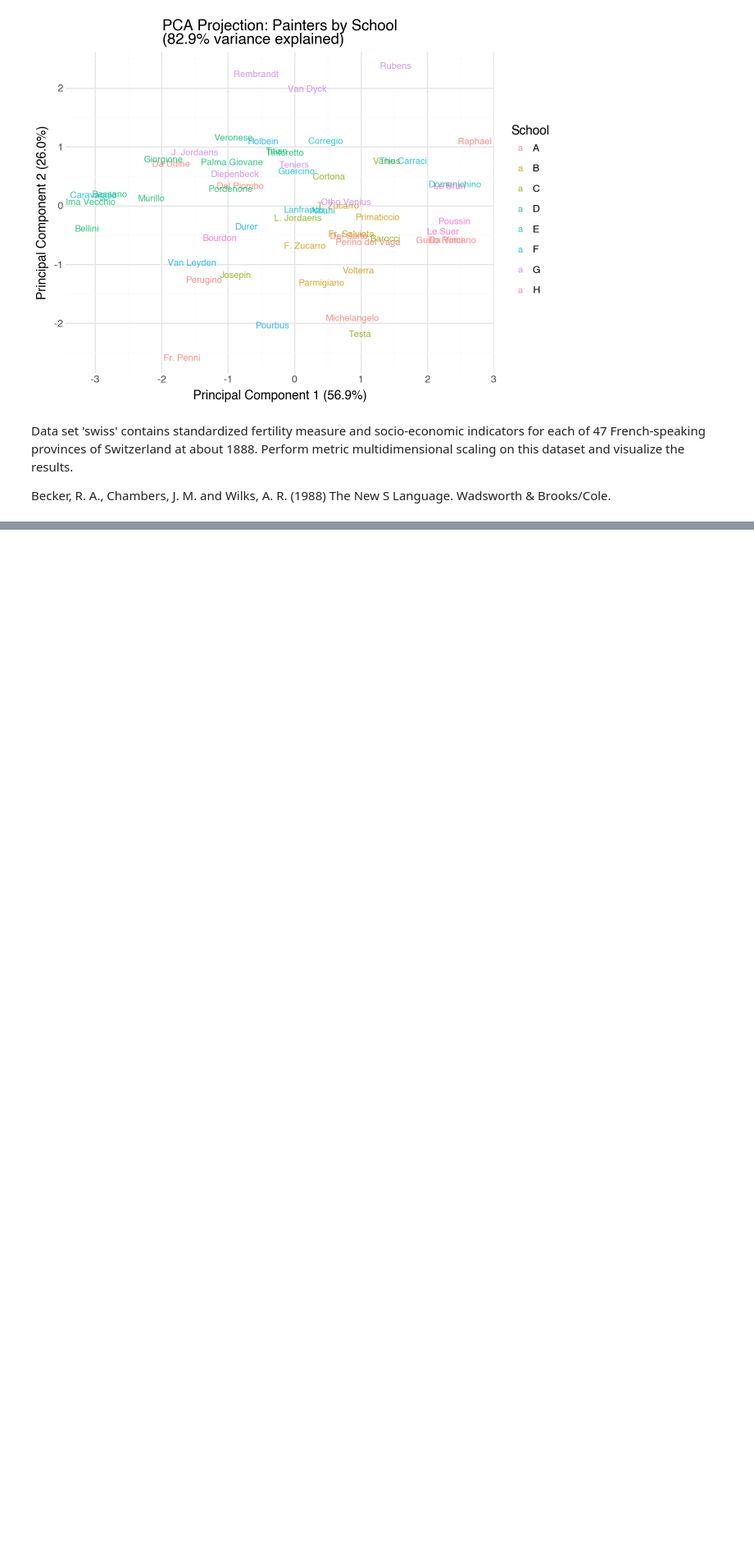
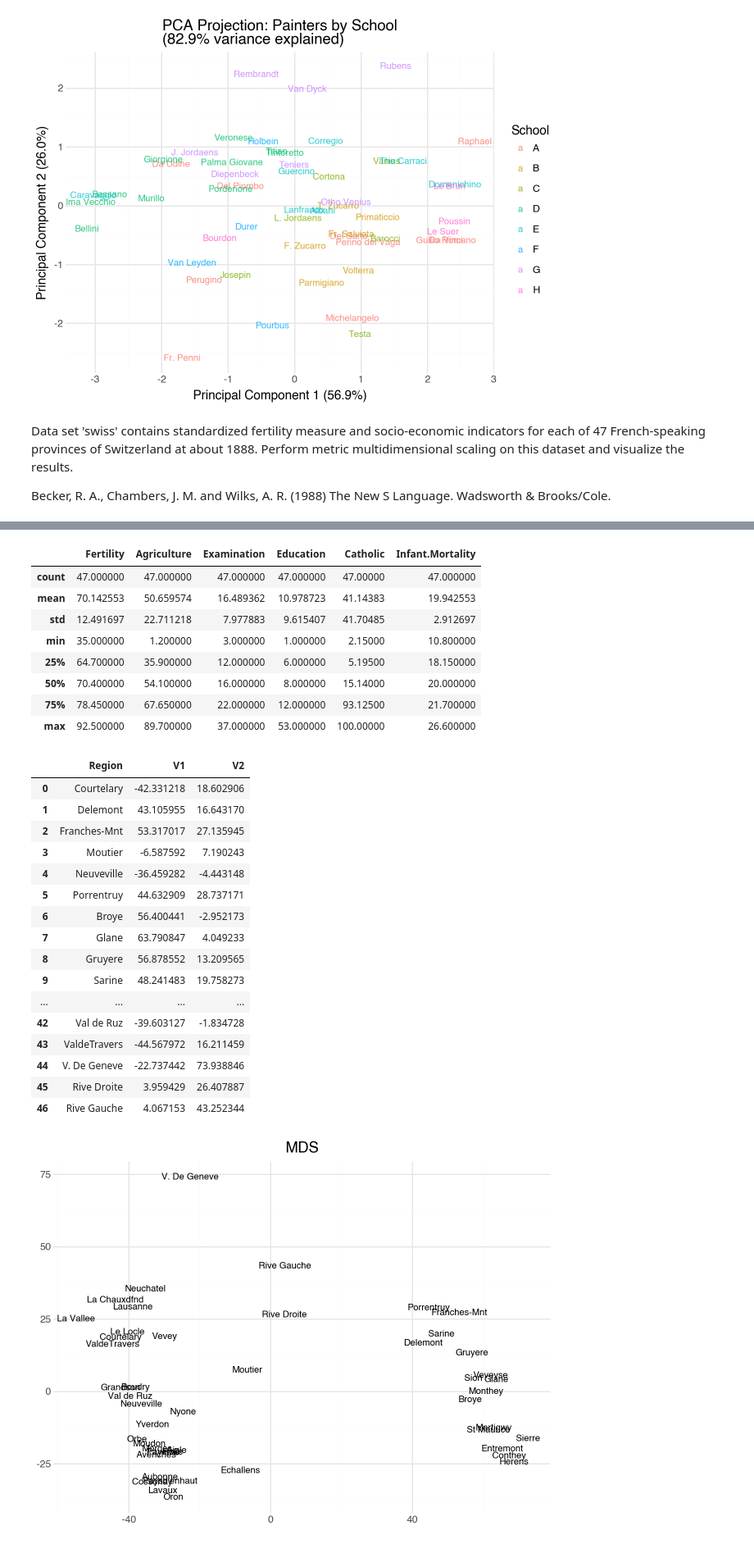
Before and after one commit to mkjmdski/aiwd-python2, a Jupyter notebook: uczenie-maszynowe/solutions/C4.ipynb, the cells around one changed output, grey strips where cells are left out. Shown at 82% size. Saved outputs shown, nothing was run; the diff lists cells and outputs as text; code cells hidden in the pictures; blank space fills up the shorter version.

```diff
--- a/uczenie-maszynowe/solutions/C4.ipynb
+++ b/uczenie-maszynowe/solutions/C4.ipynb
@@ -248,3 +248,38 @@ Variance Explained by Each Component:
 Data set 'swiss' contains standardized fertility measure and socio-economic indicators for each of 47 French-speaking provinces of Switzerland at about 1888. Perform metric multidimensional scaling on this dataset and visualize the results.
 
 Becker, R. A., Chambers, J. M. and Wilks, A. R. (1988) The New S Language. Wadsworth & Brooks/Cole.
+# %%
+import pandas as pd
+from plotnine import ggplot, aes, geom_text, labs, theme_minimal
+from sklearn.manifold import MDS
+
+
+swiss_df = pd.read_csv('../data/swiss.csv', index_col=0)
+swiss_df.index.name = 'Region'
+display(swiss_df.head())
+display(swiss_df.describe())
+mds = MDS(
+    n_components = 3,
+    metric_mds = True,
+    n_init = 1,
+    init = 'classical_mds'
+)
+mds_coords = mds.fit_transform(swiss_df)
+df_mds = pd.DataFrame(
+    data = mds_coords,
+    columns = ['V1', 'V2'],
+    index = swiss_df.index
+).reset_index()
+display(df_mds)
+(
+    ggplot(df_mds,
+            aes(x = 'V1',
+                y = 'V2',
+                label = 'Region'))
+    +geom_text(size = 8)
+    +labs(title = 'MDS',
+        x = '',
+        y = '')
+    +theme_minimal()
+)
+# %% [output]
@@ -250,0 +293,27 @@ Becker, R. A., Chambers, J. M. and Wilks, A. R. (1988) The New S Language. Wadsw
+|  | Fertility | Agriculture | Examination | Education | Catholic | Infant.Mortality |
+| count | 47.000000 | 47.000000 | 47.000000 | 47.000000 | 47.00000 | 47.000000 |
+| mean | 70.142553 | 50.659574 | 16.489362 | 10.978723 | 41.14383 | 19.942553 |
+| std | 12.491697 | 22.711218 | 7.977883 | 9.615407 | 41.70485 | 2.912697 |
+| min | 35.000000 | 1.200000 | 3.000000 | 1.000000 | 2.15000 | 10.800000 |
+| 25% | 64.700000 | 35.900000 | 12.000000 | 6.000000 | 5.19500 | 18.150000 |
+| 50% | 70.400000 | 54.100000 | 16.000000 | 8.000000 | 15.14000 | 20.000000 |
+| 75% | 78.450000 | 67.650000 | 22.000000 | 12.000000 | 93.12500 | 21.700000 |
+| max | 92.500000 | 89.700000 | 37.000000 | 53.000000 | 100.00000 | 26.600000 |
+|  | Region | V1 | V2 |
+| 0 | Courtelary | -42.331218 | 18.602906 |
+| 1 | Delemont | 43.105955 | 16.643170 |
+| 2 | Franches-Mnt | 53.317017 | 27.135945 |
+| 3 | Moutier | -6.587592 | 7.190243 |
+| 4 | Neuveville | -36.459282 | -4.443148 |
+| 5 | Porrentruy | 44.632909 | 28.737171 |
+| 6 | Broye | 56.400441 | -2.952173 |
+| 7 | Glane | 63.790847 | 4.049233 |
+| 8 | Gruyere | 56.878552 | 13.209565 |
+| 9 | Sarine | 48.241483 | 19.758273 |
+| ... | ... | ... | ... |
+| 42 | Val de Ruz | -39.603127 | -1.834728 |
+| 43 | ValdeTravers | -44.567972 | 16.211459 |
+| 44 | V. De Geneve | -22.737442 | 73.938846 |
+| 45 | Rive Droite | 3.959429 | 26.407887 |
+| 46 | Rive Gauche | 4.067153 | 43.252344 |
+[figure, added]
```
Also changed, not shown: parts of 1 cell of this notebook, 2 other files.
